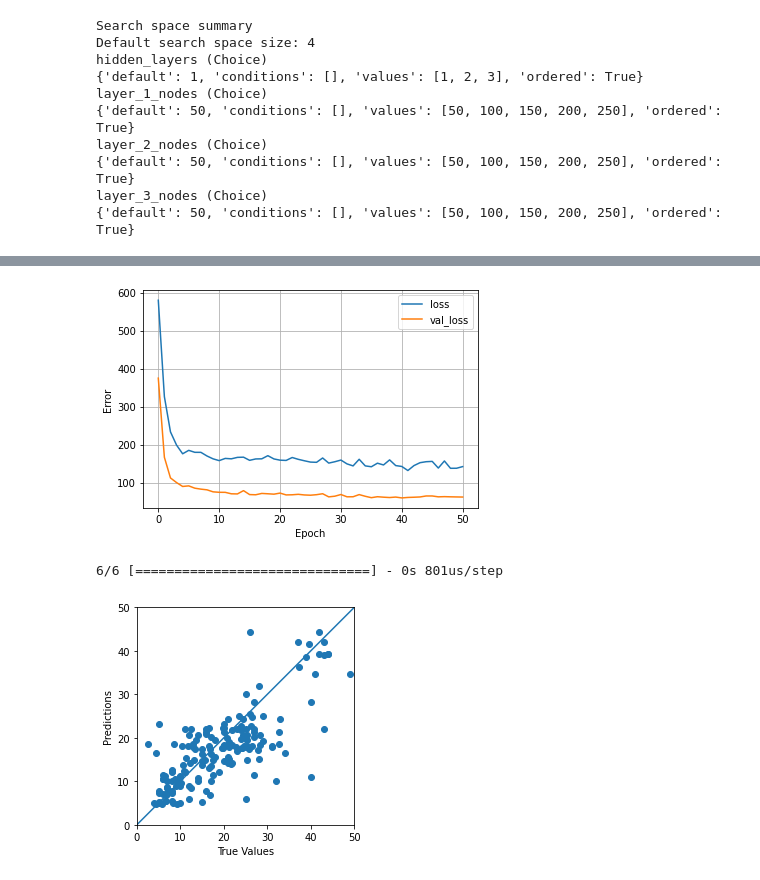
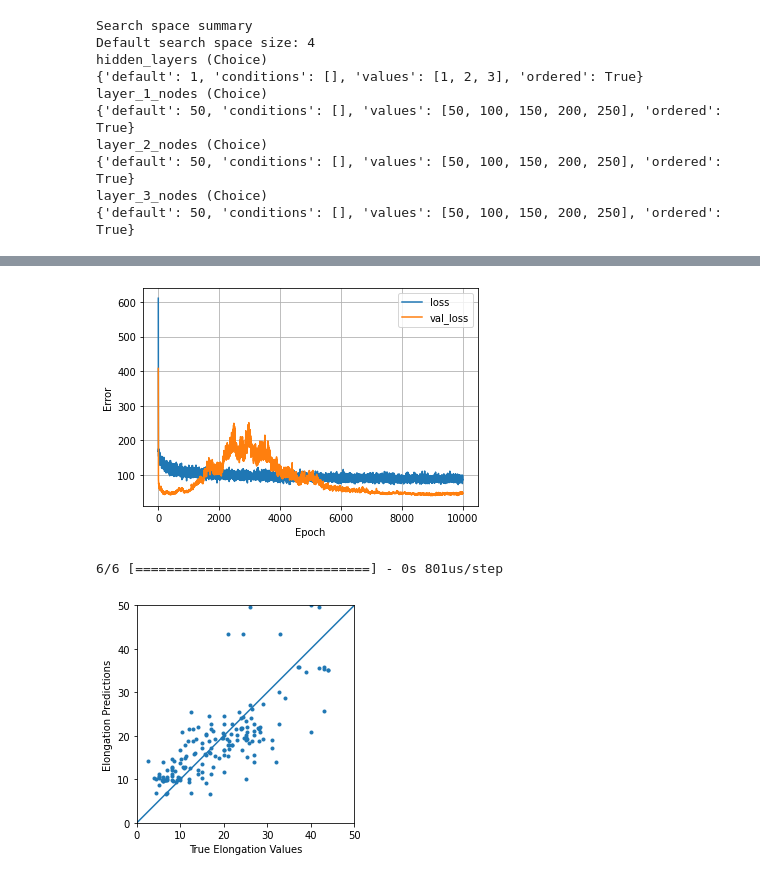
Before and after one commit to Mackus101/Nickel_NN, a Jupyter notebook: Elongation_NN_regression.ipynb, the cells around one changed output, grey strips where cells are left out. Saved outputs shown, nothing was run; the diff lists cells and outputs as text; code cells hidden in the pictures.

```diff
--- a/Elongation_NN_regression.ipynb
+++ b/Elongation_NN_regression.ipynb
@@ -201,4 +203,6 @@ _________________________________________________________________
 # %%
 es = callbacks.EarlyStopping(monitor='val_loss', mode='min', verbose=1, patience=10)
 
-history = elong_model.fit(elong_train_features, elong_train_labels, epochs=10000, callbacks=[es], validation_split=0.2, verbose=0)
+# history = elong_model.fit(elong_train_features, elong_train_labels, epochs=10000, callbacks=[es], validation_split=0.2, verbose=0)
+
+history = elong_model.fit(elong_train_features, elong_train_labels, epochs=10000, validation_split=0.2, verbose=0)
@@ -208,0 +209,11 @@ Epoch 51: early stopping
+# %%
+elong_model.compile(loss='mean_squared_error',
+                    optimizer=tf.keras.optimizers.Nadam(0.001),
+                    metrics=[tf.keras.metrics.RootMeanSquaredError()])
+
+elong_model.save("models/elong_model")
+
+elong_model.compile(loss='mean_squared_error',
+                    optimizer=tf.keras.optimizers.Nadam(0.001),
+                    metrics=[tf.keras.metrics.RootMeanSquaredError(),
+                            tf.keras.losses.MeanAbsoluteError()])
@@ -214,18 +227,19 @@ elong_model.evaluate(elong_test_features, elong_test_labels, verbose=1)
 # %%
 hf.plot_loss(history)
 # %% [output]
-[figure, old version]
+[figure, new version]
 # %%
 test_predictions = elong_model.predict(elong_test_features).flatten()
 
 a = plt.axes(aspect='equal')
-plt.scatter(elong_test_labels, test_predictions)
-plt.xlabel('True Values')
-plt.ylabel('Predictions')
+plt.scatter(elong_test_labels, test_predictions, marker=".")
+plt.xlabel('True Elongation Values')
+plt.ylabel('Elongation Predictions')
 lims = [0, 50]
 plt.xlim(lims)
 plt.ylim(lims)
 _ = plt.plot(lims, lims)
+plt.savefig("pictures/yield_model.pdf")
 # %% [output]
 6/6 [==============================] - 0s 801us/step
-[figure, old version]
+[figure, new version]
```
Also changed, not shown: parts of 9 cells of this notebook, 26 other files.
